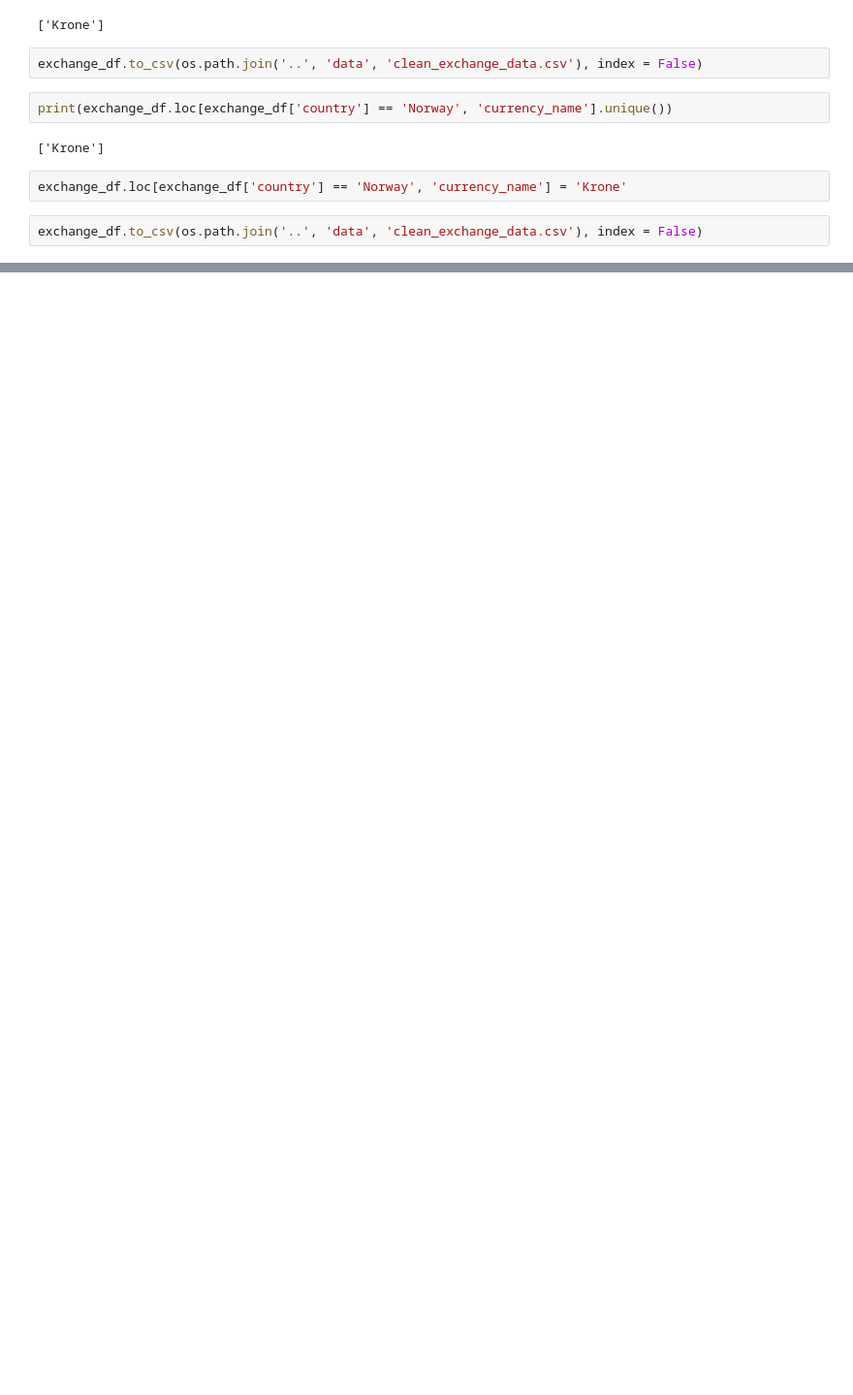
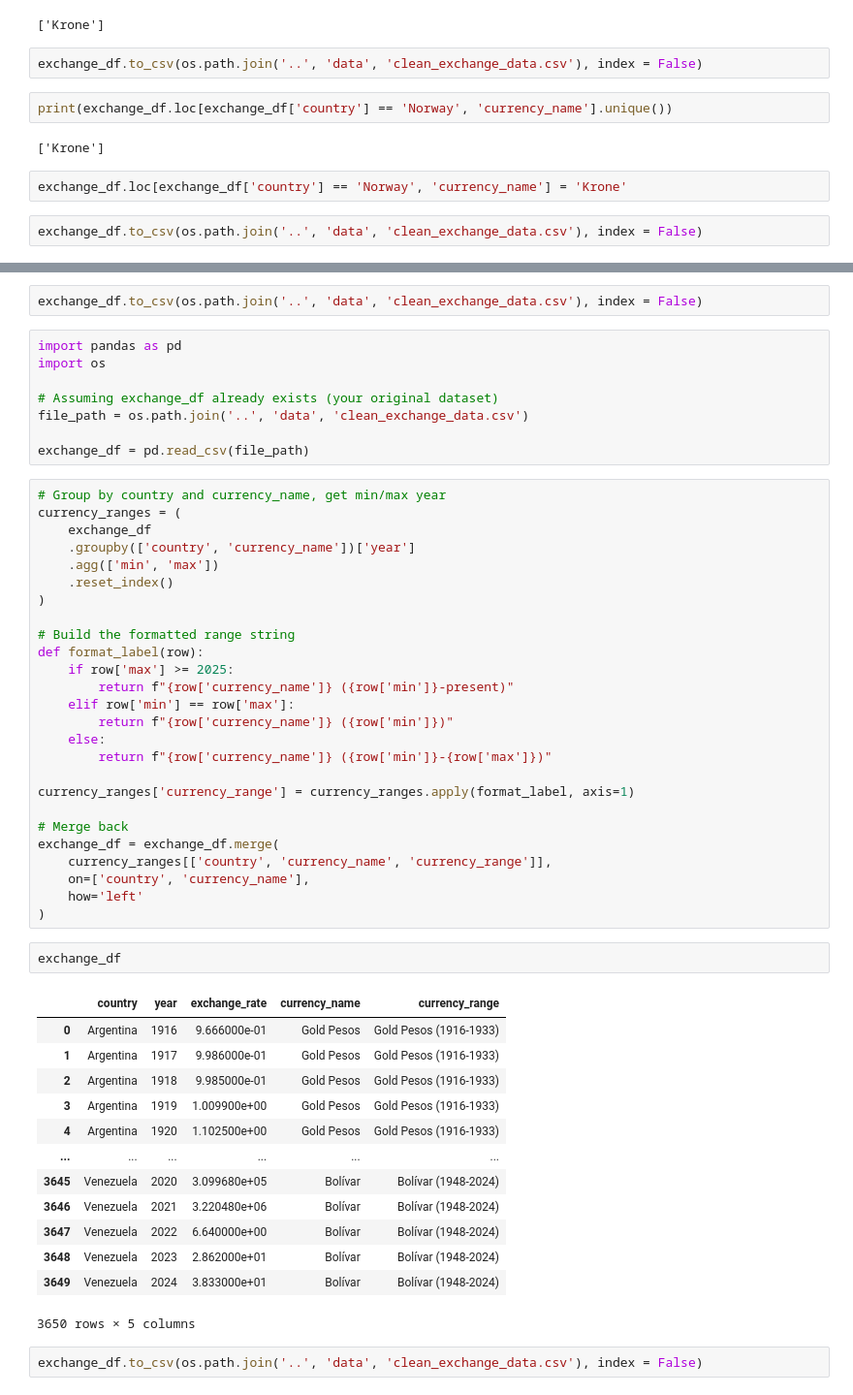
Before and after one commit to vkalithkar/Currency-Conversion-Project, a Jupyter notebook: data_handling/exchange_data_cleanup.ipynb, the cells around one changed output, grey strips where cells are left out. Shown at 97% size. Drawn from its saved outputs; the diff is of its cells as text; blank space fills up the shorter version.

```diff
--- a/data_handling/exchange_data_cleanup.ipynb
+++ b/data_handling/exchange_data_cleanup.ipynb
@@ -197,0 +238,54 @@ exchange_df.to_csv(os.path.join('..', 'data', 'clean_exchange_data.csv'), index
+# %%
+exchange_df.to_csv(os.path.join('..', 'data', 'clean_exchange_data.csv'), index = False)
+# %%
+import pandas as pd
+import os
+
+# Assuming exchange_df already exists (your original dataset)
+file_path = os.path.join('..', 'data', 'clean_exchange_data.csv')
+
+exchange_df = pd.read_csv(file_path)
+# %%
+# Group by country and currency_name, get min/max year
+currency_ranges = (
+    exchange_df
+    .groupby(['country', 'currency_name'])['year']
+    .agg(['min', 'max'])
+    .reset_index()
+)
+
+# Build the formatted range string
+def format_label(row):
+    if row['max'] >= 2025:
+        return f"{row['currency_name']} ({row['min']}-present)"
+    elif row['min'] == row['max']:
+        return f"{row['currency_name']} ({row['min']})"
+    else:
+        return f"{row['currency_name']} ({row['min']}-{row['max']})"
+
+currency_ranges['currency_range'] = currency_ranges.apply(format_label, axis=1)
+
+# Merge back
+exchange_df = exchange_df.merge(
+    currency_ranges[['country', 'currency_name', 'currency_range']],
+    on=['country', 'currency_name'],
+    how='left'
+)
+# %%
+exchange_df
+# %% [output]
+|  | country | year | exchange_rate | currency_name | currency_range |
+| 0 | Argentina | 1916 | 9.666000e-01 | Gold Pesos | Gold Pesos (1916-1933) |
+| 1 | Argentina | 1917 | 9.986000e-01 | Gold Pesos | Gold Pesos (1916-1933) |
+| 2 | Argentina | 1918 | 9.985000e-01 | Gold Pesos | Gold Pesos (1916-1933) |
+| 3 | Argentina | 1919 | 1.009900e+00 | Gold Pesos | Gold Pesos (1916-1933) |
+| 4 | Argentina | 1920 | 1.102500e+00 | Gold Pesos | Gold Pesos (1916-1933) |
+| ... | ... | ... | ... | ... | ... |
+| 3645 | Venezuela | 2020 | 3.099680e+05 | Bolívar | Bolívar (1948-2024) |
+| 3646 | Venezuela | 2021 | 3.220480e+06 | Bolívar | Bolívar (1948-2024) |
+| 3647 | Venezuela | 2022 | 6.640000e+00 | Bolívar | Bolívar (1948-2024) |
+| 3648 | Venezuela | 2023 | 2.862000e+01 | Bolívar | Bolívar (1948-2024) |
+| 3649 | Venezuela | 2024 | 3.833000e+01 | Bolívar | Bolívar (1948-2024) |
+3650 rows × 5 columns
+# %%
+exchange_df.to_csv(os.path.join('..', 'data', 'clean_exchange_data.csv'), index = False)
```
Also changed, not shown: parts of 2 cells of this notebook, 8 other files.
